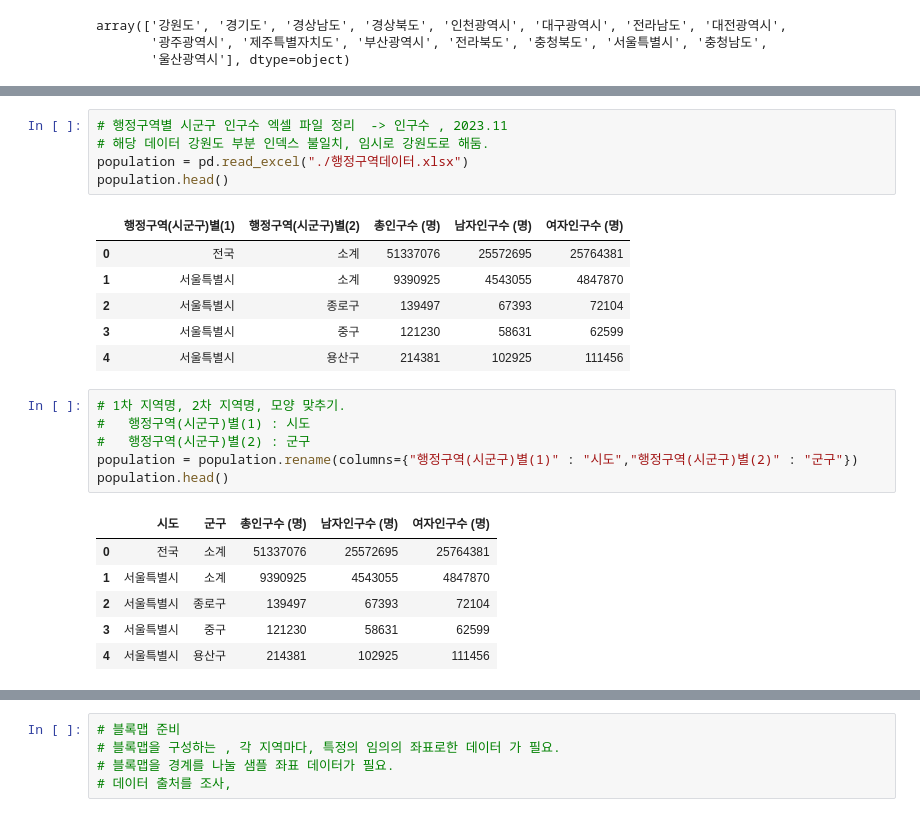
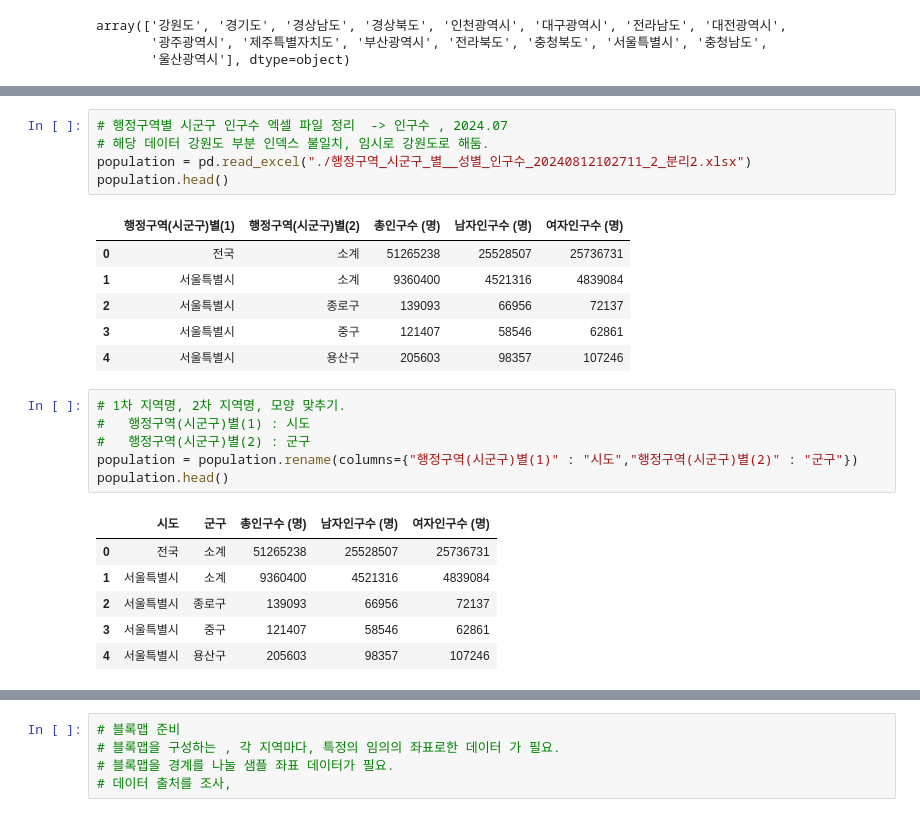
Before and after one commit to latefor0815/BIGdataLEE, a Jupyter notebook: 3-Map_CoffeBean/test2.ipynb, the cells around one changed output, grey strips where cells are left out. Drawn from its saved outputs; the diff is of its cells as text.

```diff
--- a/3-Map_CoffeBean/test2.ipynb
+++ b/3-Map_CoffeBean/test2.ipynb
@@ -196,15 +196,15 @@ addr_group.head()
 # %%
-# 행정구역별 시군구 인구수 엑셀 파일 정리  -> 인구수 , 2023.11
+# 행정구역별 시군구 인구수 엑셀 파일 정리  -> 인구수 , 2024.07
 # 해당 데이터 강원도 부분 인덱스 불일치, 임시로 강원도로 해둠.
-population = pd.read_excel("./행정구역데이터.xlsx")
+population = pd.read_excel("./행정구역_시군구_별__성별_인구수_20240812102711_2_분리2.xlsx")
 population.head()
 # %% [output]
 |  | 행정구역(시군구)별(1) | 행정구역(시군구)별(2) | 총인구수 (명) | 남자인구수 (명) | 여자인구수 (명) |
-| 0 | 전국 | 소계 | 51337076 | 25572695 | 25764381 |
-| 1 | 서울특별시 | 소계 | 9390925 | 4543055 | 4847870 |
-| 2 | 서울특별시 | 종로구 | 139497 | 67393 | 72104 |
-| 3 | 서울특별시 | 중구 | 121230 | 58631 | 62599 |
-| 4 | 서울특별시 | 용산구 | 214381 | 102925 | 111456 |
+| 0 | 전국 | 소계 | 51265238 | 25528507 | 25736731 |
+| 1 | 서울특별시 | 소계 | 9360400 | 4521316 | 4839084 |
+| 2 | 서울특별시 | 종로구 | 139093 | 66956 | 72137 |
+| 3 | 서울특별시 | 중구 | 121407 | 58546 | 62861 |
+| 4 | 서울특별시 | 용산구 | 205603 | 98357 | 107246 |
 # %%
 # 1차 지역명, 2차 지역명, 모양 맞추기.
 # 	행정구역(시군구)별(1) : 시도
@@ -213,11 +213,11 @@ population = population.rename(columns={"행정구역(시군구)별(1)" : "시
 population.head()
 # %% [output]
 |  | 시도 | 군구 | 총인구수 (명) | 남자인구수 (명) | 여자인구수 (명) |
-| 0 | 전국 | 소계 | 51337076 | 25572695 | 25764381 |
-| 1 | 서울특별시 | 소계 | 9390925 | 4543055 | 4847870 |
-| 2 | 서울특별시 | 종로구 | 139497 | 67393 | 72104 |
-| 3 | 서울특별시 | 중구 | 121230 | 58631 | 62599 |
-| 4 | 서울특별시 | 용산구 | 214381 | 102925 | 111456 |
+| 0 | 전국 | 소계 | 51265238 | 25528507 | 25736731 |
+| 1 | 서울특별시 | 소계 | 9360400 | 4521316 | 4839084 |
+| 2 | 서울특별시 | 종로구 | 139093 | 66956 | 72137 |
+| 3 | 서울특별시 | 중구 | 121407 | 58546 | 62861 |
+| 4 | 서울특별시 | 용산구 | 205603 | 98357 | 107246 |
 # %%
 # 군구 부분에 왼쪽 공백 제거, 새 컬럼 추가 -> 시도군구
 # 시도군구 새 컬럼을 -> 인덱스로 설정.
```
Also changed, not shown: parts of 23 cells of this notebook, 11 other files.
